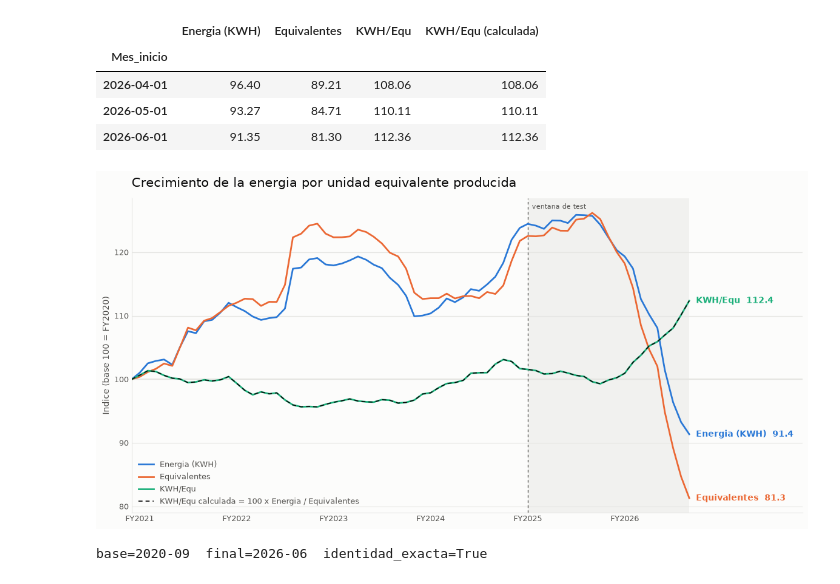
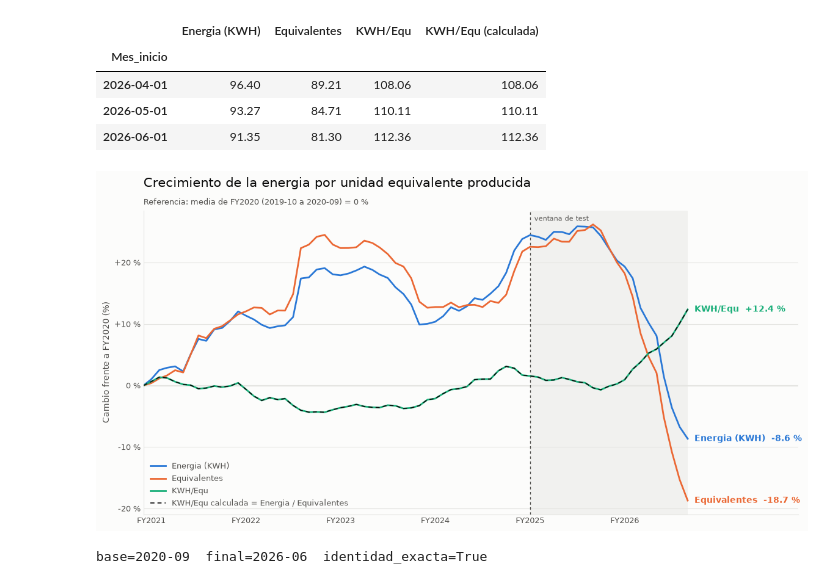
Before and after one commit to juanpablocarrillohortua/clarios_app, a Jupyter notebook: notebooks/OREC_analysis.ipynb, the cells around one changed output. Drawn from its saved outputs; the diff is of its cells as text; code cells hidden in the pictures.

```diff
--- a/notebooks/OREC_analysis.ipynb
+++ b/notebooks/OREC_analysis.ipynb
@@ -1007,34 +1008,43 @@ idx.tail(3).round(2)
 C_ENERGIA, C_EQUIV, C_RAZON = "#2a78d6", "#eb6834", "#1baf7a"
 SUPERFICIE, TINTA, TINTA_SUAVE, GRILLA = "#fcfcfb", "#0b0b0b", "#52514e", "#e5e5e2"
 
+
+def rotulo_cambio(valor: float, _posicion: float = 0) -> str:
+    """Cambio porcentual con signo; el cero, que es la referencia, va sin signo."""
+    return "0 %" if round(valor) == 0 else f"{valor:+.0f} %"
+
+
+# El indice esta en base 100: se dibuja como cambio frente a la referencia (indice - 100)
+cambio_planta = idx - 100
+
 fig, ax = plt.subplots(figsize=(12, 6), facecolor=SUPERFICIE)
 ax.set_facecolor(SUPERFICIE)
 
-ax.axhline(100, color=GRILLA, linewidth=1.5, zorder=1)
+ax.axhline(0, color=GRILLA, linewidth=1.5, zorder=1)
 series = [
     ("Energia (KWH)", C_ENERGIA),
     ("Equivalentes", C_EQUIV),
     ("KWH/Equ", C_RAZON),
 ]
 for nombre, color in series:
-    ax.plot(idx.index, idx[nombre], color=color, linewidth=2, label=nombre, zorder=3)
+    ax.plot(idx.index, cambio_planta[nombre], color=color, linewidth=2, label=nombre, zorder=3)
 
 # Curva combinada calculada: debe caer exactamente sobre KWH/Equ medido
 ax.plot(
     idx.index,
-    idx["KWH/Equ (calculada)"],
+    cambio_planta["KWH/Equ (calculada)"],
     color=TINTA,
     linewidth=1.2,
     linestyle=(0, (4, 3)),
     zorder=4,
-    label="KWH/Equ calculada = 100 x Energia / Equivalentes",
+    label="KWH/Equ calculada = Energia / Equivalentes",
 )
 
 # Etiquetas directas (obligatorias: el verde queda por debajo de 3:1 de contraste)
 for nombre, color in series:
-    y = idx[nombre].iloc[-1]
+    y = cambio_planta[nombre].iloc[-1]
     ax.annotate(
-        f"{nombre}  {y:,.1f}",
+        f"{nombre}  {y:+.1f} %",
         xy=(idx.index[-1], y),
         xytext=(8, 0),
         textcoords="offset points",
@@ -1043,36 +1053,43 @@ for nombre, color in series:
         fontweight="bold",
         va="center",
     )
 
 # La banda queda dentro de los datos; las etiquetas directas viven en el margen
 # de 14 meses que anade set_xlim, asi que no se solapan con ella.
 marcar_test(ax, idx.index[0], idx.index[-1], etiqueta=True)
 eje_fiscal(ax, idx.index[0], idx.index[-1])
 
 # La primera ventana de 12 meses cierra en septiembre: la base es un anio fiscal entero
 assert idx.index[0].month == MES_INICIO_FISCAL - 1, "la base no es un anio fiscal"
 base_fiscal = anio_fiscal(idx.index[:1])[0]
+# La referencia, explicita: la media de los 12 meses que cierran en el primer punto
+REFERENCIA_PLANTA = (
+    f"Referencia: media de {rotulo_fiscal(base_fiscal)} "
+    f"({planta.index[0]:%Y-%m} a {idx.index[0]:%Y-%m}) = 0 %"
+)
 
 ax.set_title(
     "Crecimiento de la energia por unidad equivalente producida",
     fontsize=15,
     color=TINTA,
     loc="left",
-    pad=14,
+    pad=28,
 )
-ax.set_ylabel(f"Indice (base 100 = FY{base_fiscal})", fontsize=10, color=TINTA_SUAVE)
+ax.text(0, 1.02, REFERENCIA_PLANTA, transform=ax.transAxes, fontsize=9.5, color=TINTA_SUAVE)
+ax.set_ylabel(f"Cambio frente a {rotulo_fiscal(base_fiscal)} (%)", fontsize=10, color=TINTA_SUAVE)
+ax.yaxis.set_major_formatter(rotulo_cambio)
 ax.grid(axis="y", color=GRILLA, linewidth=0.8)
 ax.set_axisbelow(True)
 ax.spines[["top", "right"]].set_visible(False)
 ax.spines[["left", "bottom"]].set_color(GRILLA)
 ax.tick_params(colors=TINTA_SUAVE, labelsize=9, length=0)
 ax.set_xlim(idx.index[0], idx.index[-1] + pd.DateOffset(months=14))
 ax.legend(loc="lower left", frameon=False, fontsize=9, labelcolor=TINTA_SUAVE)
 
 plt.tight_layout()
 plt.show()
 # %% [output]
-[figure, old version]
+[figure, new version]
 # %%
 # Metricas explicitas del resumen de abajo
 base, final = idx.iloc[0], idx.iloc[-1]
```
Also changed, not shown: parts of 4 cells of this notebook, 2 other files.
